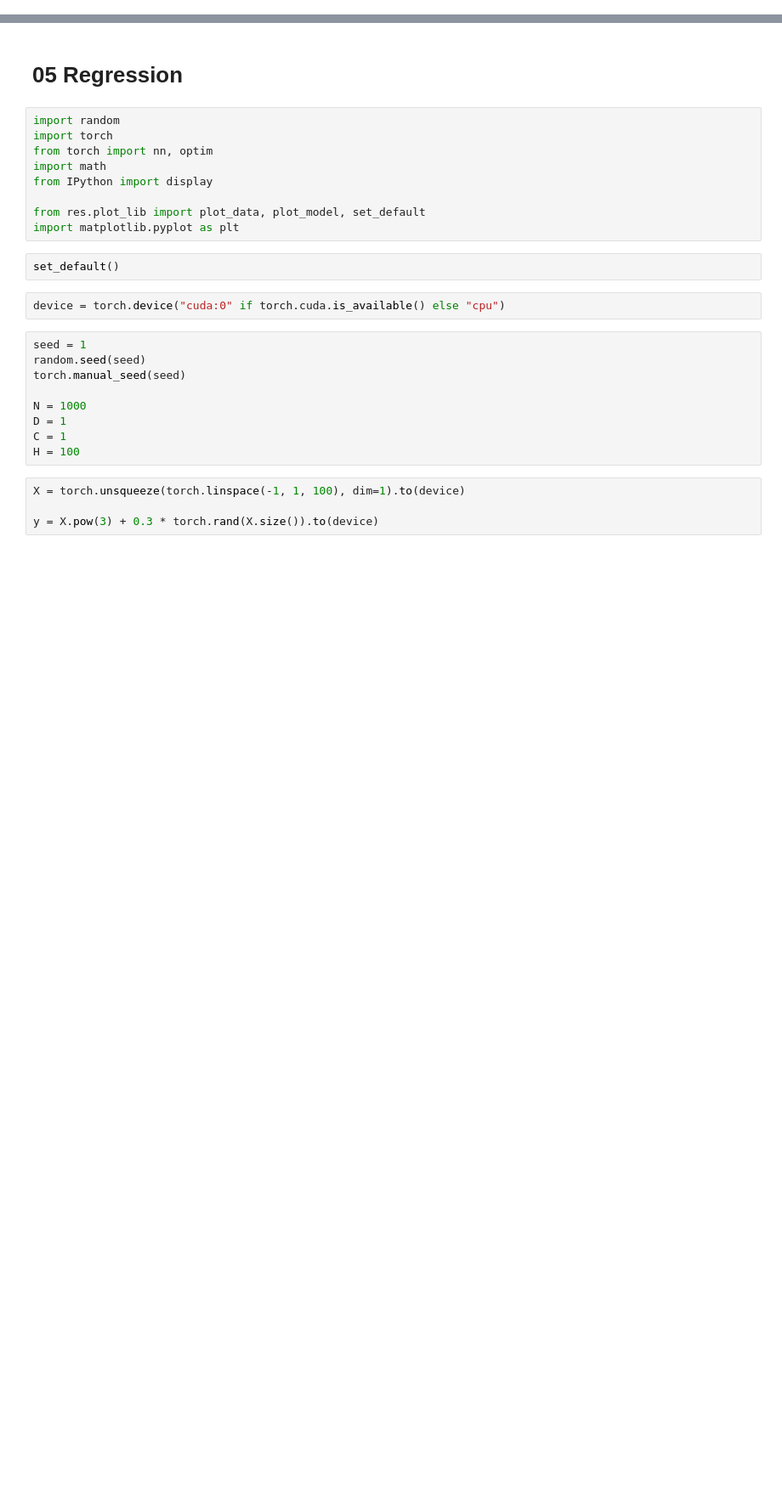
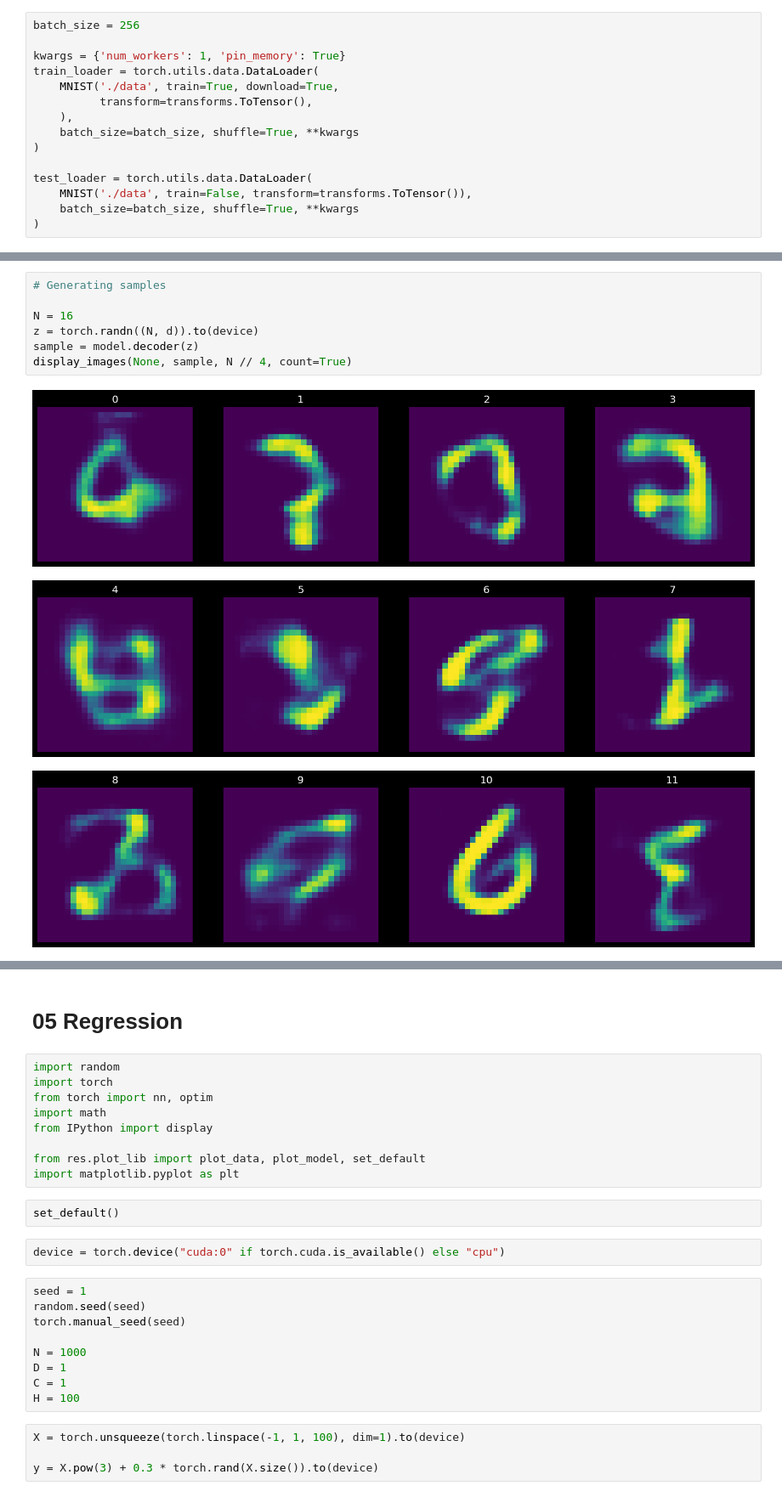
Before and after one commit to Ryanglambert/pytorch-Deep-Learning, a Jupyter notebook: scratch.ipynb, the cells around one changed output, grey strips where cells are left out. Shown at 85% size. Drawn from its saved outputs; the diff is of its cells as text; blank space fills up the shorter version.

```diff
--- a/scratch.ipynb
+++ b/scratch.ipynb
@@ -0,0 +32,15 @@
+# %%
+batch_size = 256
+
+kwargs = {'num_workers': 1, 'pin_memory': True}
+train_loader = torch.utils.data.DataLoader(
+    MNIST('./data', train=True, download=True,
+          transform=transforms.ToTensor(),
+    ),
+    batch_size=batch_size, shuffle=True, **kwargs
+)
+
+test_loader = torch.utils.data.DataLoader(
+    MNIST('./data', train=False, transform=transforms.ToTensor()),
+    batch_size=batch_size, shuffle=True, **kwargs
+)
@@ -0,0 +178,11 @@
+# %%
+# Generating samples
+
+N = 16
+z = torch.randn((N, d)).to(device)
+sample = model.decoder(z)
+display_images(None, sample, N // 4, count=True)
+# %% [output]
+[figure, added]
+[figure, added]
+[figure, added]
```
Also changed, not shown: parts of 31 cells of this notebook.
